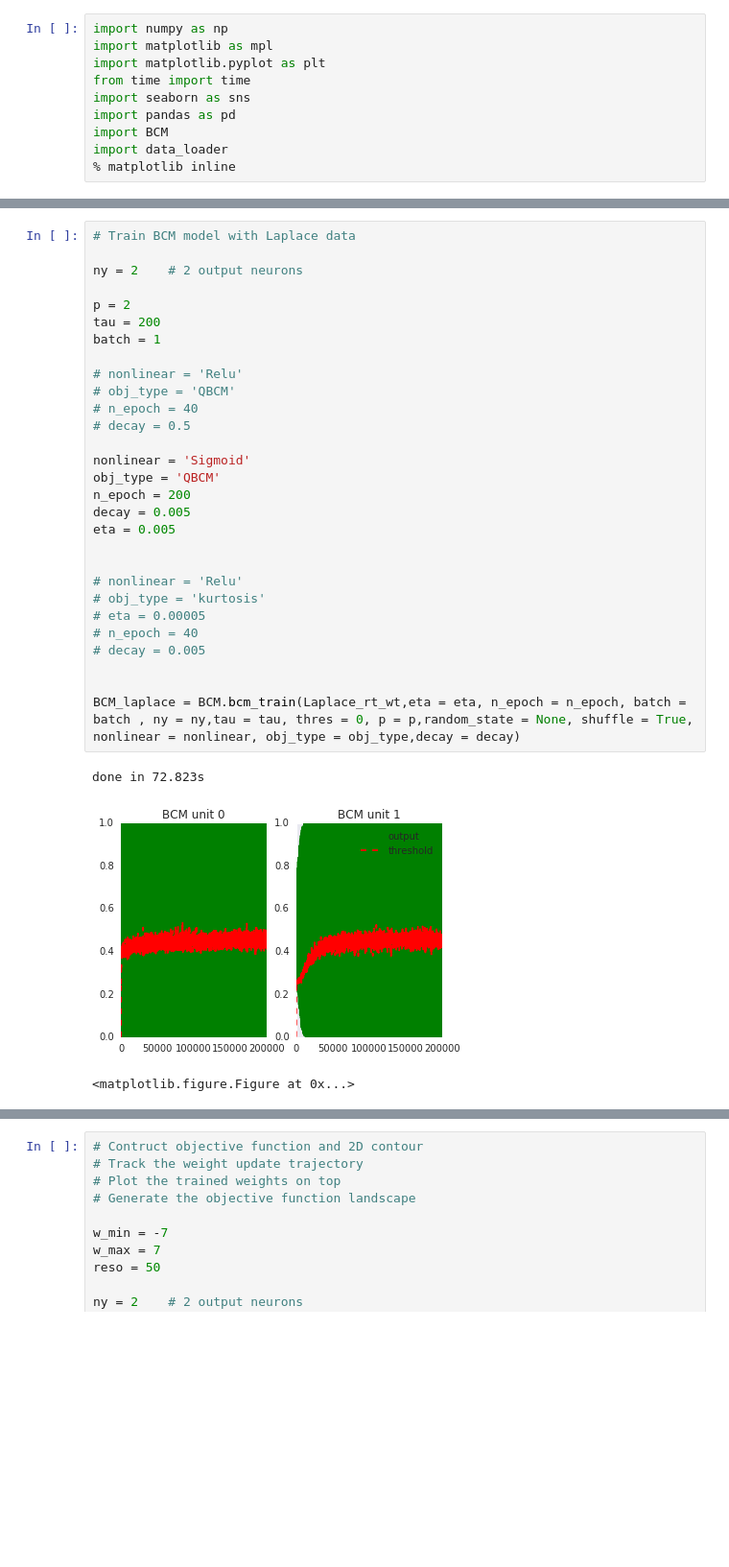
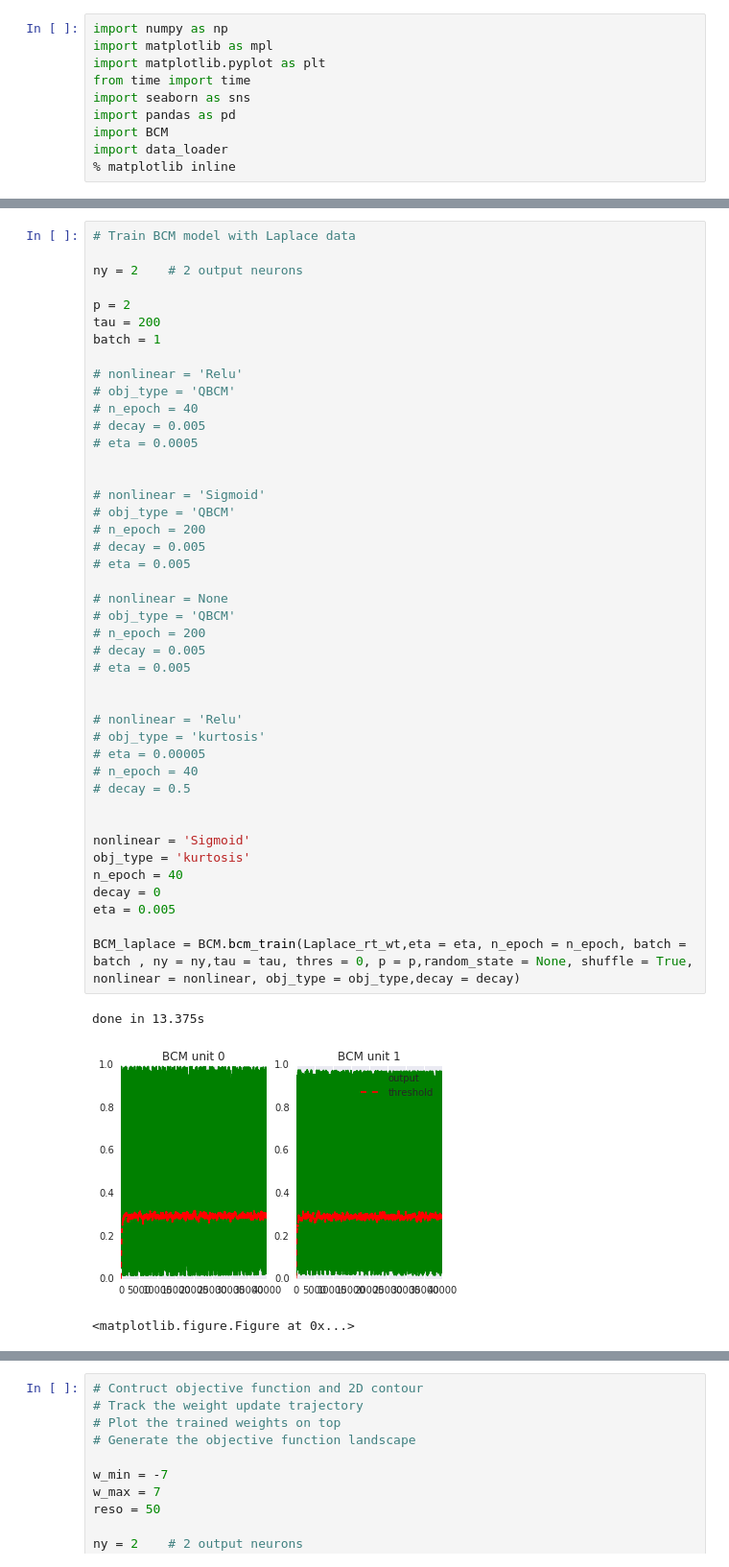
Before and after one commit to ShuangLiBCM/NNDL_Shuang, a Jupyter notebook: Multi_datasets_BCM_training_plotting.ipynb, the cells around one changed output, grey strips where cells are left out. Shown at 96% size. Drawn from its saved outputs; the diff is of its cells as text; blank space fills up the shorter version.

```diff
--- a/Multi_datasets_BCM_training_plotting.ipynb
+++ b/Multi_datasets_BCM_training_plotting.ipynb
@@ -40,33 +37,47 @@ plt.plot(Laplace_rt_wt[:,0],Laplace_rt_wt[:,1],'.k', ms=4)
 # %%
 # Train BCM model with Laplace data
 
 ny = 2    # 2 output neurons
 
 p = 2
 tau = 200
 batch = 1
 
 # nonlinear = 'Relu'
 # obj_type = 'QBCM'
 # n_epoch = 40
-# decay = 0.5
+# decay = 0.005
+# eta = 0.0005
 
-nonlinear = 'Sigmoid'
-obj_type = 'QBCM'
-n_epoch = 200
-decay = 0.005
-eta = 0.005
+
+# nonlinear = 'Sigmoid'
+# obj_type = 'QBCM'
+# n_epoch = 200
+# decay = 0.005
+# eta = 0.005
+
+# nonlinear = None
+# obj_type = 'QBCM'
+# n_epoch = 200
+# decay = 0.005
+# eta = 0.005
 
 
 # nonlinear = 'Relu'
 # obj_type = 'kurtosis'
 # eta = 0.00005
 # n_epoch = 40
-# decay = 0.005
+# decay = 0.5
 
 
+nonlinear = 'Sigmoid'
+obj_type = 'kurtosis'
+n_epoch = 40
+decay = 0
+eta = 0.005
+
 BCM_laplace = BCM.bcm_train(Laplace_rt_wt,eta = eta, n_epoch = n_epoch, batch = batch , ny = ny,tau = tau, thres = 0, p = p,random_state = None, shuffle = True, nonlinear = nonlinear, obj_type = obj_type,decay = decay)
 # %% [output]
-done in 72.823s
+done in 13.375s
-[figure, old version]
+[figure, new version]
 <matplotlib.figure.Figure at 0x...>
```
Also changed, not shown: parts of 4 cells of this notebook, 1 other file.
